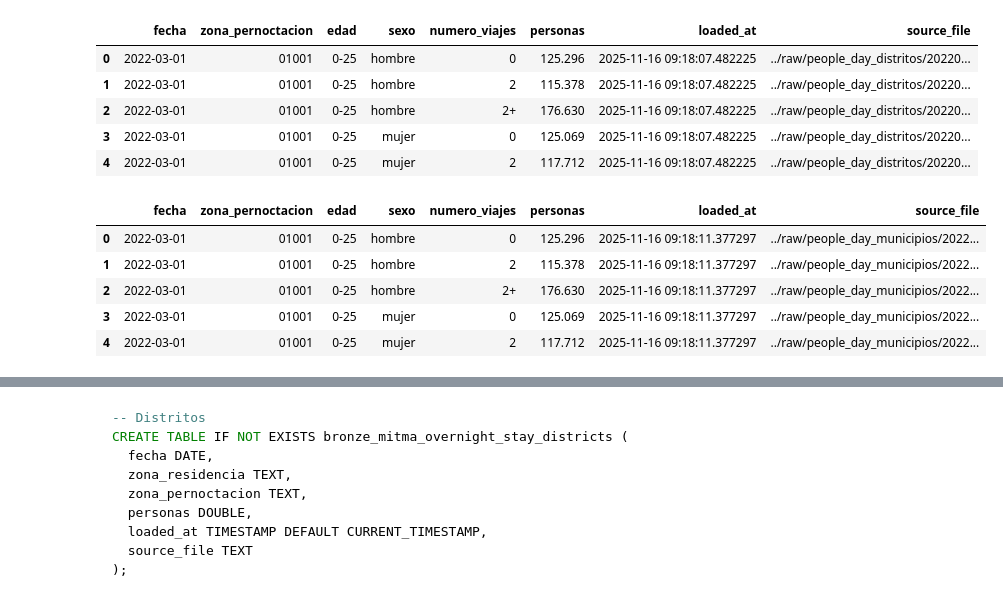
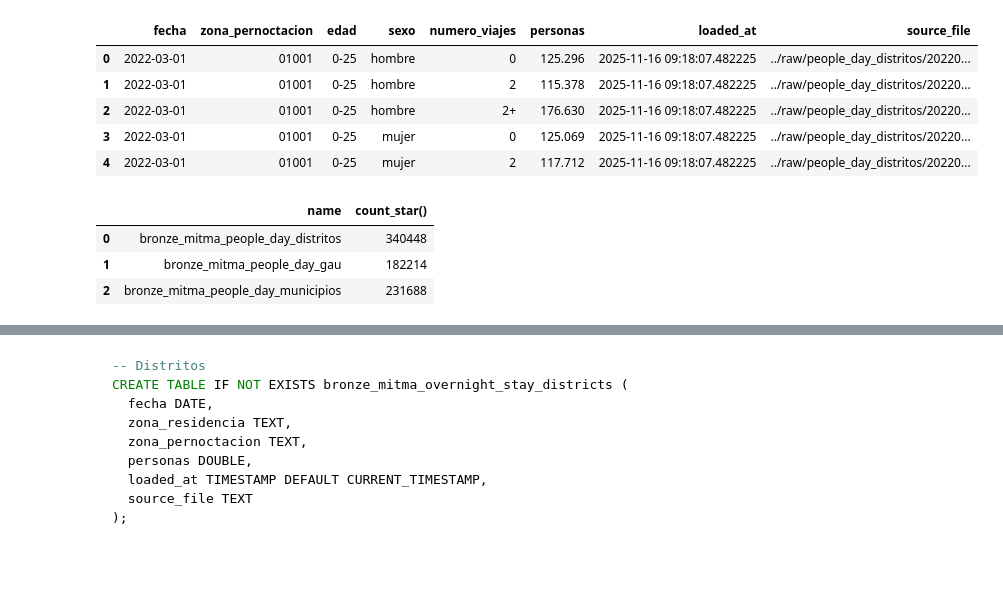
Before and after one commit to bgramaje/muceim-bigdata_project, a Jupyter notebook: notebooks/bronze.ipynb, the cells around one changed output, grey strips where cells are left out. Cells and saved outputs as stored; diff of their text form; code cells hidden in the pictures; blank space fills up the shorter version.

```diff
--- a/notebooks/bronze.ipynb
+++ b/notebooks/bronze.ipynb
@@ -326,11 +321,15 @@ SQL("SELECT * FROM bronze_mitma_people_day_distritos LIMIT 5;")
 | 3 | 2022-03-01 | 01001 | 0-25 | mujer | 0 | 125.069 | 2025-11-16 09:18:07.482225 | ../raw/people_day_distritos/20220... |
 | 4 | 2022-03-01 | 01001 | 0-25 | mujer | 2 | 117.712 | 2025-11-16 09:18:07.482225 | ../raw/people_day_distritos/20220... |
 # %%
-SQL("SELECT * FROM bronze_mitma_people_day_municipios LIMIT 5;")
+SQL("""
+    SELECT 'bronze_mitma_people_day_distritos' as name, count(*) FROM bronze_mitma_people_day_distritos
+    UNION
+    SELECT 'bronze_mitma_people_day_municipios' as name, count(*) FROM bronze_mitma_people_day_municipios
+    UNION
+    SELECT 'bronze_mitma_people_day_gau' as name, count(*) FROM bronze_mitma_people_day_gau;
+""")
 # %% [output]
-|  | fecha | zona_pernoctacion | edad | sexo | numero_viajes | personas | loaded_at | source_file |
-| 0 | 2022-03-01 | 01001 | 0-25 | hombre | 0 | 125.296 | 2025-11-16 09:18:11.377297 | ../raw/people_day_municipios/2022... |
-| 1 | 2022-03-01 | 01001 | 0-25 | hombre | 2 | 115.378 | 2025-11-16 09:18:11.377297 | ../raw/people_day_municipios/2022... |
-| 2 | 2022-03-01 | 01001 | 0-25 | hombre | 2+ | 176.630 | 2025-11-16 09:18:11.377297 | ../raw/people_day_municipios/2022... |
-| 3 | 2022-03-01 | 01001 | 0-25 | mujer | 0 | 125.069 | 2025-11-16 09:18:11.377297 | ../raw/people_day_municipios/2022... |
-| 4 | 2022-03-01 | 01001 | 0-25 | mujer | 2 | 117.712 | 2025-11-16 09:18:11.377297 | ../raw/people_day_municipios/2022... |
+|  | name | count_star() |
+| 0 | bronze_mitma_people_day_distritos | 340448 |
+| 1 | bronze_mitma_people_day_gau | 182214 |
+| 2 | bronze_mitma_people_day_municipios | 231688 |
```
Also changed, not shown: parts of 11 cells of this notebook, 1 other file.
